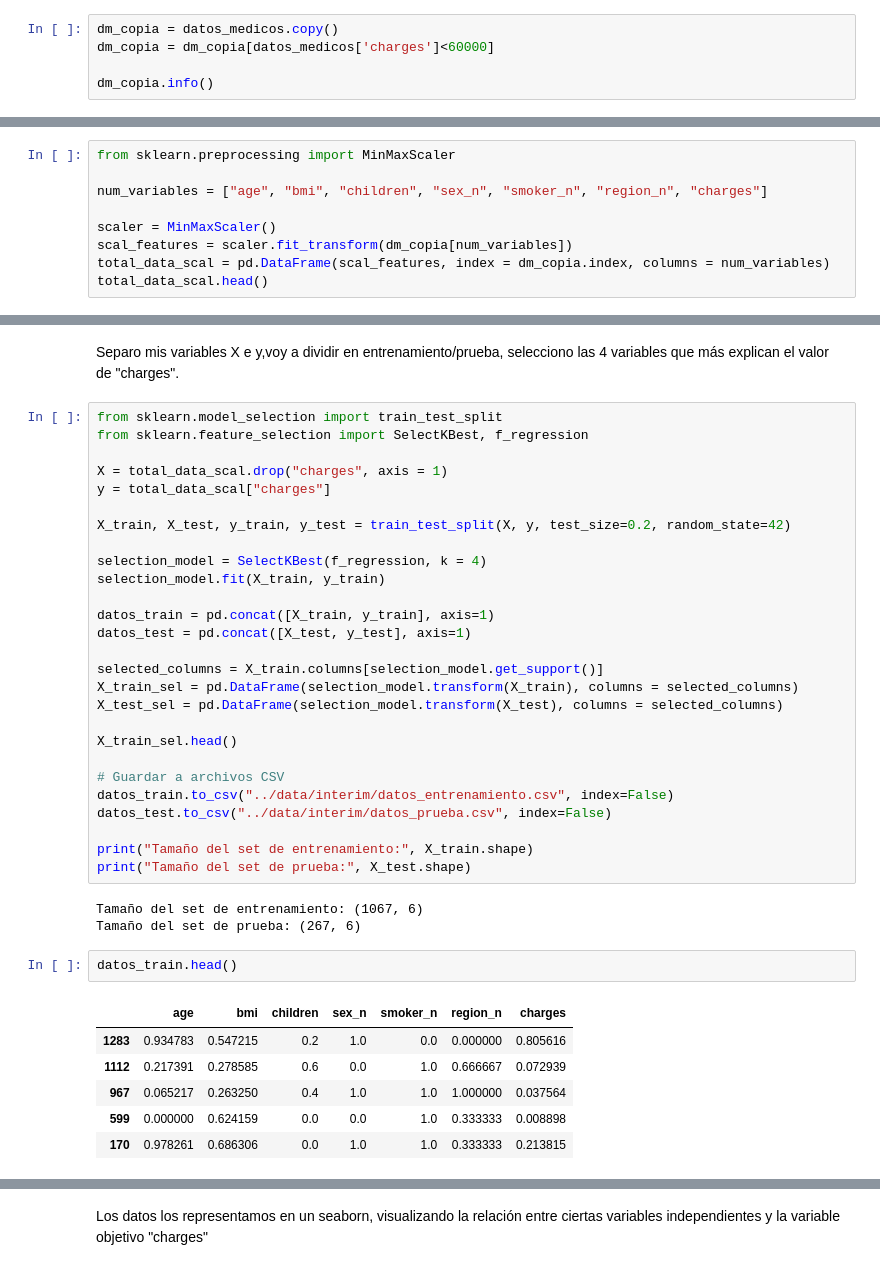
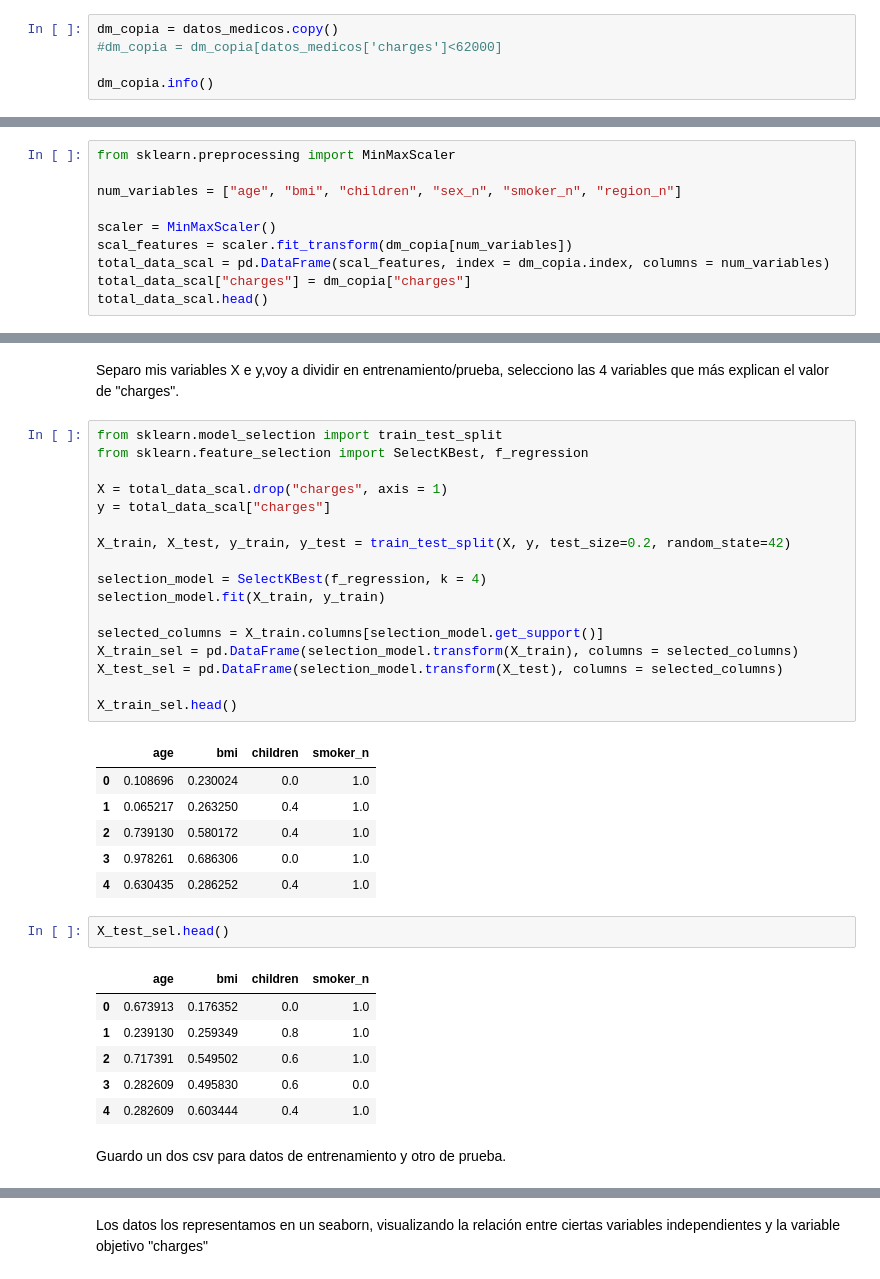
Before and after one commit to 4GeeksAcademy/machine-learning-python-templateRL_jgg, a Jupyter notebook: src/explore.ipynb, the cells around one changed output, grey strips where cells are left out. Saved outputs shown, nothing was run; the diff lists cells and outputs as text.

```diff
--- a/src/explore.ipynb
+++ b/src/explore.ipynb
@@ -173,7 +175,7 @@ print(len(datos_limpios.charges))
 Duplico mi dataframe, para aplicar mis limites de outliers, y empezar a entrenar mi nuevo df.
 # %%
 dm_copia = datos_medicos.copy()
-dm_copia = dm_copia[datos_medicos['charges']<60000]
+#dm_copia = dm_copia[datos_medicos['charges']<62000]
 
 dm_copia.info()
 # %% [output]
@@ -212,11 +214,12 @@ Entreno mi modelo
 # %%
 from sklearn.preprocessing import MinMaxScaler
 
-num_variables = ["age", "bmi", "children", "sex_n", "smoker_n", "region_n", "charges"]
+num_variables = ["age", "bmi", "children", "sex_n", "smoker_n", "region_n"]
 
 scaler = MinMaxScaler()
 scal_features = scaler.fit_transform(dm_copia[num_variables])
 total_data_scal = pd.DataFrame(scal_features, index = dm_copia.index, columns = num_variables)
+total_data_scal["charges"] = dm_copia["charges"]
 total_data_scal.head()
 # %% [output]
 |  | age | bmi | children | sex_n | smoker_n | region_n | charges |
@@ -239,30 +242,26 @@ X_train, X_test, y_train, y_test = train_test_split(X, y, test_size=0.2, random_
 selection_model = SelectKBest(f_regression, k = 4)
 selection_model.fit(X_train, y_train)
 
-datos_train = pd.concat([X_train, y_train], axis=1)
-datos_test = pd.concat([X_test, y_test], axis=1)
-
 selected_columns = X_train.columns[selection_model.get_support()]
 X_train_sel = pd.DataFrame(selection_model.transform(X_train), columns = selected_columns)
 X_test_sel = pd.DataFrame(selection_model.transform(X_test), columns = selected_columns)
 
 X_train_sel.head()
-
-# Guardar a archivos CSV
-datos_train.to_csv("../data/interim/datos_entrenamiento.csv", index=False)
-datos_test.to_csv("../data/interim/datos_prueba.csv", index=False)
-
-print("Tamaño del set de entrenamiento:", X_train.shape)
-print("Tamaño del set de prueba:", X_test.shape)
 # %% [output]
-Tamaño del set de entrenamiento: (1067, 6)
-Tamaño del set de prueba: (267, 6)
+|  | age | bmi | children | smoker_n |
+| 0 | 0.108696 | 0.230024 | 0.0 | 1.0 |
+| 1 | 0.065217 | 0.263250 | 0.4 | 1.0 |
+| 2 | 0.739130 | 0.580172 | 0.4 | 1.0 |
+| 3 | 0.978261 | 0.686306 | 0.0 | 1.0 |
+| 4 | 0.630435 | 0.286252 | 0.4 | 1.0 |
 # %%
-datos_train.head()
+X_test_sel.head()
 # %% [output]
-|  | age | bmi | children | sex_n | smoker_n | region_n | charges |
-| 1283 | 0.934783 | 0.547215 | 0.2 | 1.0 | 0.0 | 0.000000 | 0.805616 |
-| 1112 | 0.217391 | 0.278585 | 0.6 | 0.0 | 1.0 | 0.666667 | 0.072939 |
-| 967 | 0.065217 | 0.263250 | 0.4 | 1.0 | 1.0 | 1.000000 | 0.037564 |
-| 599 | 0.000000 | 0.624159 | 0.0 | 0.0 | 1.0 | 0.333333 | 0.008898 |
-| 170 | 0.978261 | 0.686306 | 0.0 | 1.0 | 1.0 | 0.333333 | 0.213815 |
+|  | age | bmi | children | smoker_n |
+| 0 | 0.673913 | 0.176352 | 0.0 | 1.0 |
+| 1 | 0.239130 | 0.259349 | 0.8 | 1.0 |
+| 2 | 0.717391 | 0.549502 | 0.6 | 1.0 |
+| 3 | 0.282609 | 0.495830 | 0.6 | 0.0 |
+| 4 | 0.282609 | 0.603444 | 0.4 | 1.0 |
+# %% [markdown]
+Guardo un dos csv para datos de entrenamiento y otro de prueba.
```
Also changed, not shown: parts of 12 cells of this notebook, 2 other files.
